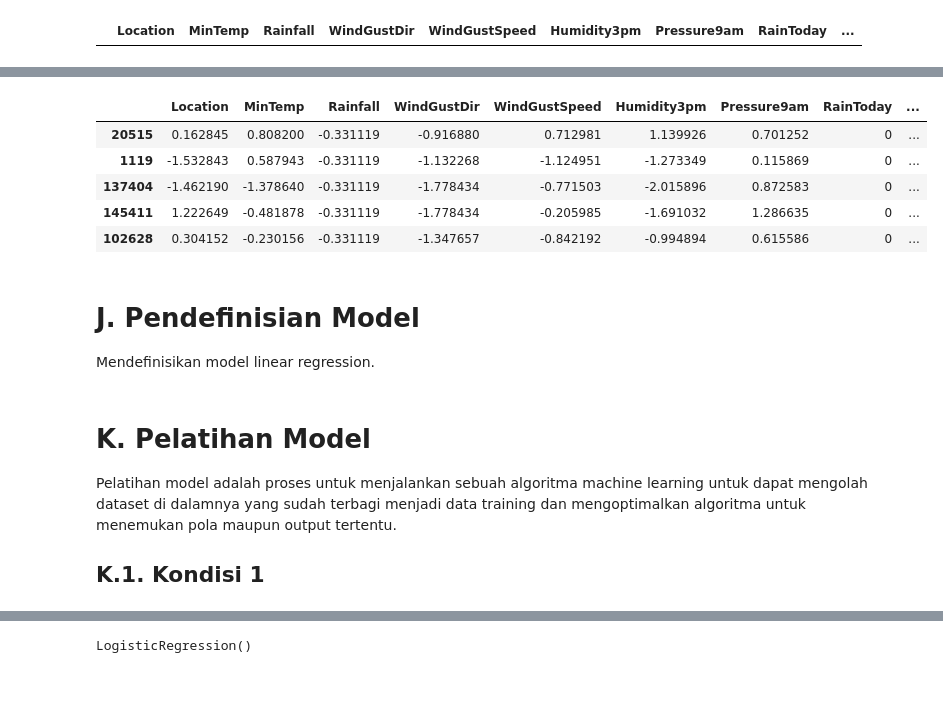
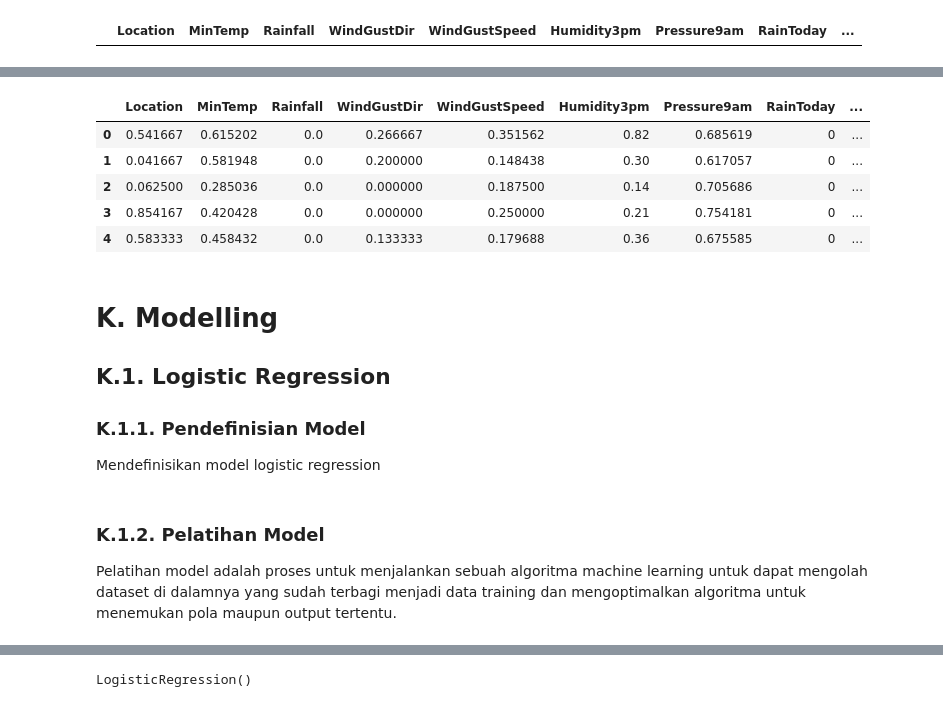
Before and after one commit to ria-fajriyah/Rain_in_Australia, a Jupyter notebook: PYTN_KampusMerdeka_fp2_Nurul Fajriyah Al Maulidiyah.ipynb, the cells around one changed output, grey strips where cells are left out. Drawn from its saved outputs; the diff is of its cells as text; code cells hidden in the pictures.

```diff
--- a/PYTN_KampusMerdeka_fp2_Nurul Fajriyah Al Maulidiyah.ipynb
+++ b/PYTN_KampusMerdeka_fp2_Nurul Fajriyah Al Maulidiyah.ipynb
@@ -777,0 +782,3 @@ Bisa dilihat bahwa datanya sudah menyesuaikan nilai minoritas atau dalam hal ini
+# %%
+df_undersampling.reset_index(inplace=True, drop=True)
+df_undersampling.head()
@@ -781,12 +807,12 @@ Feature scaling adalah teknik untuk membuat skala data setiap fitur menjadi sama
 # %%
-#Membuat objek StandardScaler utuk melakukan scaling pada setiap kolom numerik
-scaler = preprocessing.StandardScaler()
+# Membuat objek MinMaxScaler utuk melakukan scaling pada setiap kolom numerik
+scaler = MinMaxScaler()
 
-#Copy data frame df_new dan simpan pada scale_df
+# Copy data frame df_new dan simpan pada df_model
 df_new = df_undersampling.copy()
 df_model = df_new.loc[:,['Location','MinTemp','Rainfall','WindGustDir','WindGustSpeed','Humidity3pm','Pressure9am','RainToday','RainTomorrow']]
 
-#Setiap kolom diubah nilainya dengan method fit_trasnform() dan hasilnya disimpan pada numeric_df
+# Setiap kolom diubah nilainya dengan method fit_trasnform() dan hasilnya disimpan pada numeric_df
 df_model[['Location','MinTemp','Rainfall','WindGustDir','WindGustSpeed','Humidity3pm','Pressure9am']] = scaler.fit_transform(df_model[['Location','MinTemp','Rainfall','WindGustDir','WindGustSpeed','Humidity3pm','Pressure9am']])
 # %%
 df_model.head()
@@ -806,5 +832,5 @@ Kondisi 1 adalah dengan melakukan label encoder.
 # %%
-df_kondisi1 = df_model.loc[:,['Location','MinTemp','Rainfall','WindGustDir','WindGustSpeed','Humidity3pm','Pressure9am','RainToday','RainTomorrow']]
-df_kondisi1.head()
+df_kondisi = df_model.loc[:,['Location','MinTemp','Rainfall','WindGustDir','WindGustSpeed','Humidity3pm','Pressure9am','RainToday','RainTomorrow']]
+df_kondisi.head()
 # %% [output]
 |  | Location | MinTemp | Rainfall | WindGustDir | WindGustSpeed | Humidity3pm | Pressure9am | RainToday | ... |
@@ -929,13 +940,16 @@ sns.boxplot(df_kondisi1["RainTomorrow"])
 # %%
-df_kondisi1.head()
+df_kondisi.head()
 # %% [output]
 |  | Location | MinTemp | Rainfall | WindGustDir | WindGustSpeed | Humidity3pm | Pressure9am | RainToday | ... |
-| 20515 | 0.162845 | 0.808200 | -0.331119 | -0.916880 | 0.712981 | 1.139926 | 0.701252 | 0 | ... |
-| 1119 | -1.532843 | 0.587943 | -0.331119 | -1.132268 | -1.124951 | -1.273349 | 0.115869 | 0 | ... |
-| 137404 | -1.462190 | -1.378640 | -0.331119 | -1.778434 | -0.771503 | -2.015896 | 0.872583 | 0 | ... |
-| 145411 | 1.222649 | -0.481878 | -0.331119 | -1.778434 | -0.205985 | -1.691032 | 1.286635 | 0 | ... |
-| 102628 | 0.304152 | -0.230156 | -0.331119 | -1.347657 | -0.842192 | -0.994894 | 0.615586 | 0 | ... |
+| 0 | 0.541667 | 0.615202 | 0.0 | 0.266667 | 0.351562 | 0.82 | 0.685619 | 0 | ... |
+| 1 | 0.041667 | 0.581948 | 0.0 | 0.200000 | 0.148438 | 0.30 | 0.617057 | 0 | ... |
+| 2 | 0.062500 | 0.285036 | 0.0 | 0.000000 | 0.187500 | 0.14 | 0.705686 | 0 | ... |
+| 3 | 0.854167 | 0.420428 | 0.0 | 0.000000 | 0.250000 | 0.21 | 0.754181 | 0 | ... |
+| 4 | 0.583333 | 0.458432 | 0.0 | 0.133333 | 0.179688 | 0.36 | 0.675585 | 0 | ... |
 # %% [markdown]
-# J. Pendefinisian Model
-Mendefinisikan model linear regression.
+# K. Modelling
+## K.1. Logistic Regression
+
+### K.1.1. Pendefinisian Model
+Mendefinisikan model logistic regression
 # %%
@@ -944,6 +957,4 @@ svc = SVC()
 # %% [markdown]
-# K. Pelatihan Model
+### K.1.2. Pelatihan Model
 Pelatihan model adalah proses untuk menjalankan sebuah algoritma machine learning untuk dapat mengolah dataset di dalamnya yang sudah terbagi menjadi data training dan mengoptimalkan algoritma untuk menemukan pola maupun output tertentu.
-
-## K.1. Kondisi 1
 # %%
```
Also changed, not shown: parts of 98 cells of this notebook.
